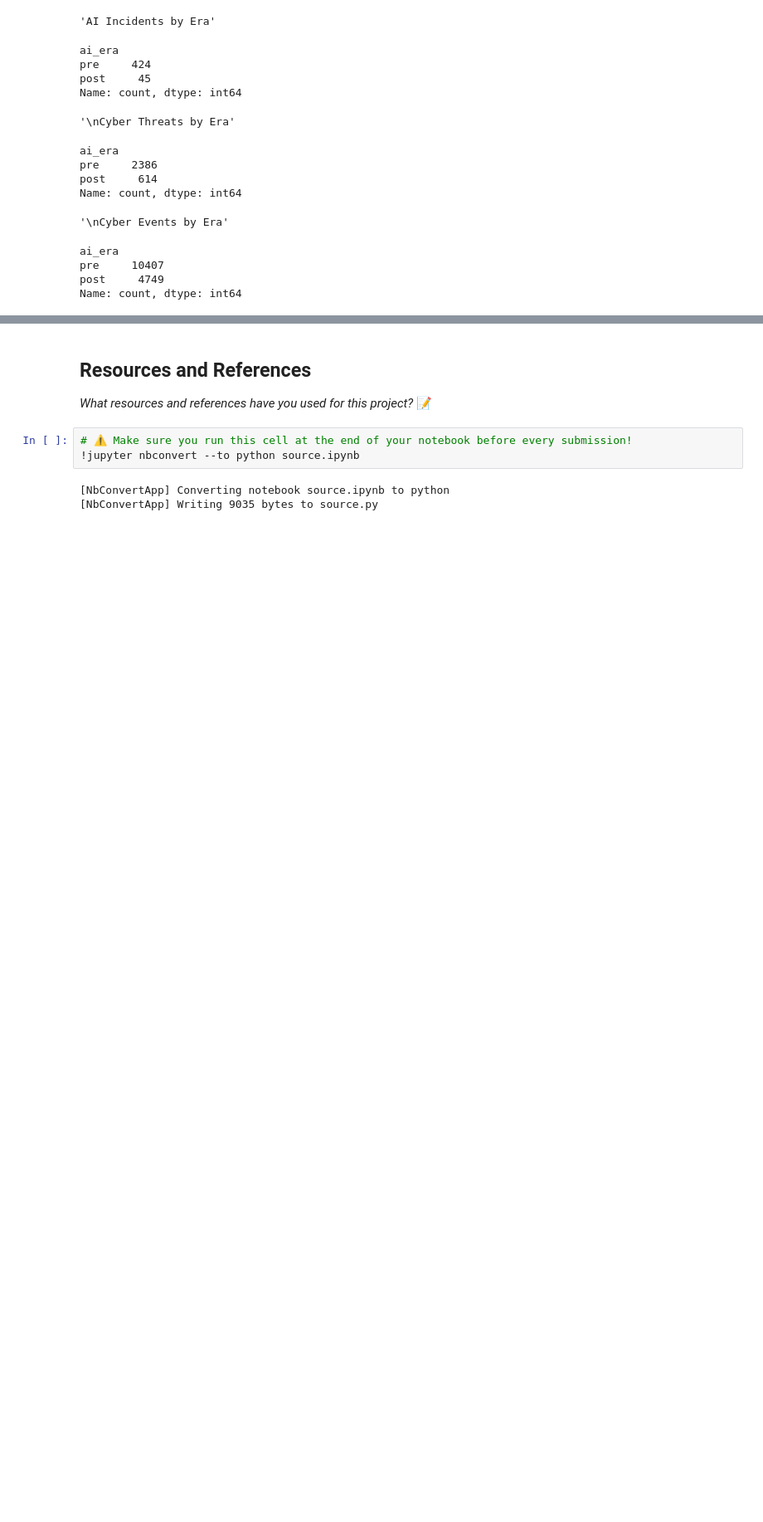
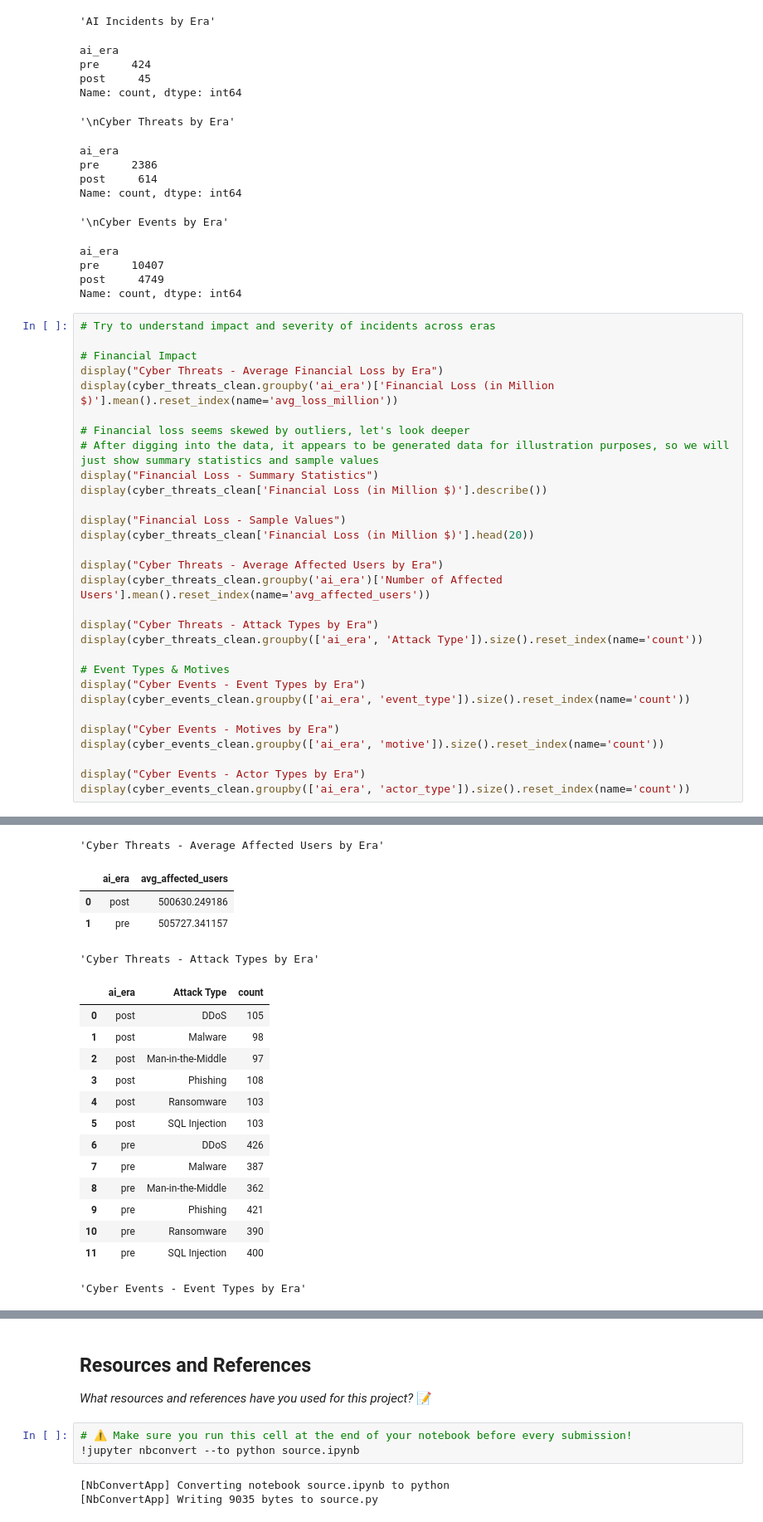
Before and after one commit to IT4063C001-Fall2025/final-project-sethpa, a Jupyter notebook: source.ipynb, the cells around one changed output, grey strips where cells are left out. Shown at 83% size. Cells and saved outputs as stored; diff of their text form; blank space fills up the shorter version.

```diff
--- a/source.ipynb
+++ b/source.ipynb
@@ -438,3 +438,34 @@ ai_era
 pre     10407
 post     4749
 Name: count, dtype: int64
+# %%
+# Try to understand impact and severity of incidents across eras
+
+# Financial Impact
+display("Cyber Threats - Average Financial Loss by Era")
+display(cyber_threats_clean.groupby('ai_era')['Financial Loss (in Million $)'].mean().reset_index(name='avg_loss_million'))
+
+# Financial loss seems skewed by outliers, let's look deeper
+# After digging into the data, it appears to be generated data for illustration purposes, so we will just show summary statistics and sample values
+display("Financial Loss - Summary Statistics")
+display(cyber_threats_clean['Financial Loss (in Million $)'].describe())
+
+display("Financial Loss - Sample Values")
+display(cyber_threats_clean['Financial Loss (in Million $)'].head(20))
+
+display("Cyber Threats - Average Affected Users by Era")
+display(cyber_threats_clean.groupby('ai_era')['Number of Affected Users'].mean().reset_index(name='avg_affected_users'))
+
+display("Cyber Threats - Attack Types by Era")
+display(cyber_threats_clean.groupby(['ai_era', 'Attack Type']).size().reset_index(name='count'))
+
+# Event Types & Motives
+display("Cyber Events - Event Types by Era")
+display(cyber_events_clean.groupby(['ai_era', 'event_type']).size().reset_index(name='count'))
+
+display("Cyber Events - Motives by Era")
+display(cyber_events_clean.groupby(['ai_era', 'motive']).size().reset_index(name='count'))
+
+display("Cyber Events - Actor Types by Era")
+display(cyber_events_clean.groupby(['ai_era', 'actor_type']).size().reset_index(name='count'))
+# %% [output]
@@ -440,0 +504,19 @@ Name: count, dtype: int64
+'Cyber Threats - Average Affected Users by Era'
+|  | ai_era | avg_affected_users |
+| 0 | post | 500630.249186 |
+| 1 | pre | 505727.341157 |
+'Cyber Threats - Attack Types by Era'
+|  | ai_era | Attack Type | count |
+| 0 | post | DDoS | 105 |
+| 1 | post | Malware | 98 |
+| 2 | post | Man-in-the-Middle | 97 |
+| 3 | post | Phishing | 108 |
+| 4 | post | Ransomware | 103 |
+| 5 | post | SQL Injection | 103 |
+| 6 | pre | DDoS | 426 |
+| 7 | pre | Malware | 387 |
+| 8 | pre | Man-in-the-Middle | 362 |
+| 9 | pre | Phishing | 421 |
+| 10 | pre | Ransomware | 390 |
+| 11 | pre | SQL Injection | 400 |
+'Cyber Events - Event Types by Era'
```
Also changed, not shown: parts of 1 cell of this notebook.
